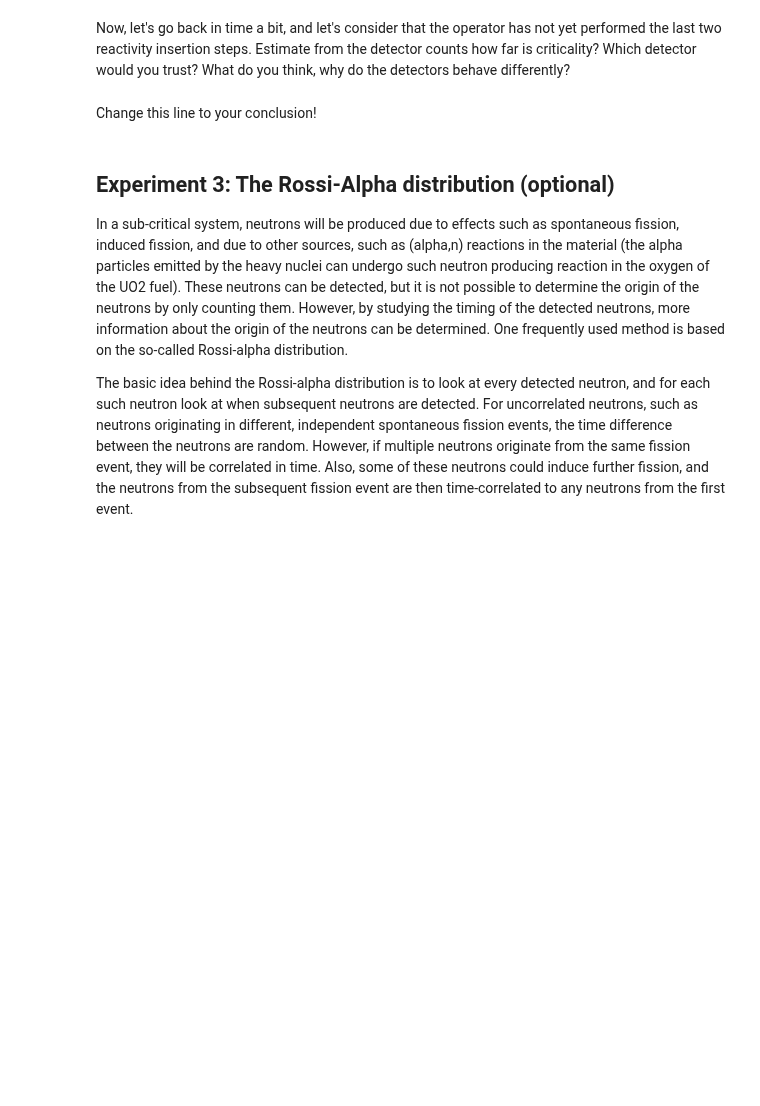
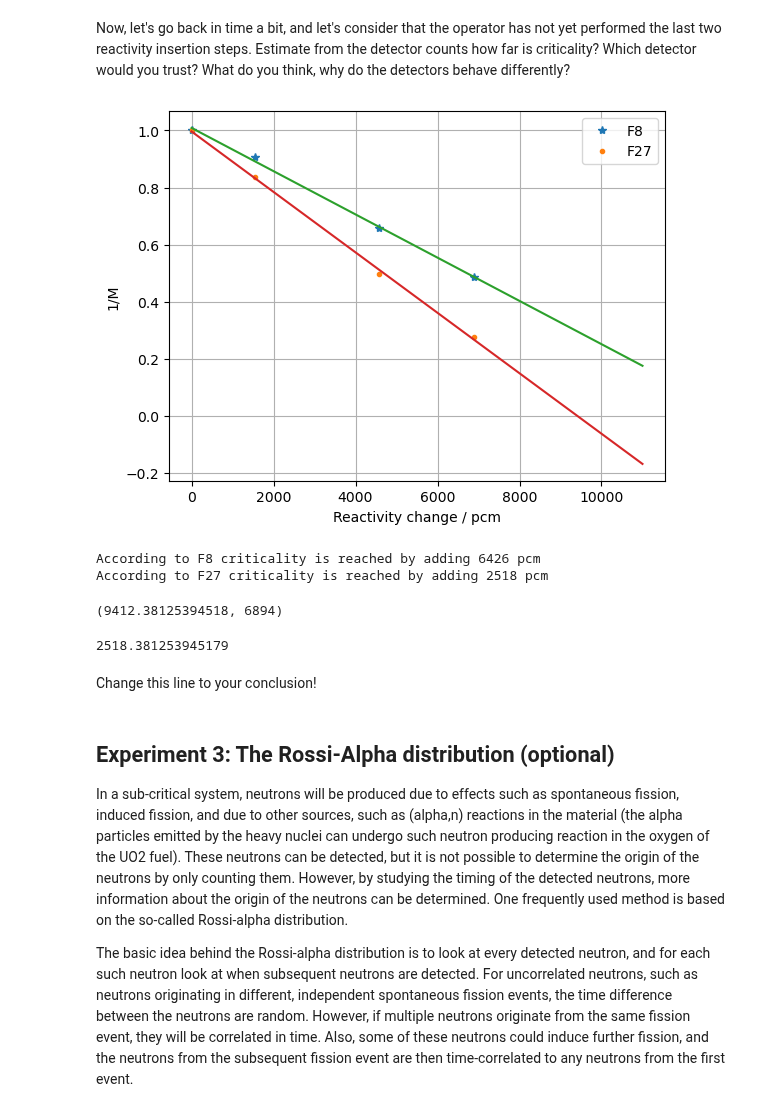
Before and after one commit to sewerininc/poetry_envs, a Jupyter notebook: reaktorfysik/RFP/Datalabs/Datalab09/9-SubcriticalSystems.ipynb, the cells around one changed output. Cells and saved outputs as stored; diff of their text form; code cells hidden in the pictures; blank space fills up the shorter version.

```diff
--- a/reaktorfysik/RFP/Datalabs/Datalab09/9-SubcriticalSystems.ipynb
+++ b/reaktorfysik/RFP/Datalabs/Datalab09/9-SubcriticalSystems.ipynb
@@ -206,3 +241,46 @@ F27 = np.array([1.79,2.14,3.61,6.45])
+# %%
+Delta_rho = np.array([0,1539,3024,2331])
+F8 = np.array([7.93,8.75,12.06,16.27])
+F27 = np.array([1.79,2.14,3.61,6.45])
+
+rho = np.cumsum(Delta_rho)
+#use np.cumsum to get the cumulative sum of Delta_rho
+Minv8 = F8[0]/F8
+Minv27 = F27[0]/F27
+#normalize the signal detector 27
+
+p8=np.polyfit(rho,Minv8, deg=1)
+fit8=np.poly1d(p8)
+
+p27=np.polyfit(rho,Minv27, deg=1)
+#fit a 1st degree polynom for detector 27
+
+fit27=np.poly1d(p27)
+rhofit=np.linspace(0,11000,500)
+plt.plot(rho,Minv8,'*', label='F8')
+plt.plot(rho,Minv27,'.', label='F27')
+plt.plot(rhofit,fit8(rhofit),'-')
+plt.plot(rhofit,fit27(rhofit),'-')
+plt.grid()
+plt.legend()
+plt.xlabel('Reactivity change / pcm')
+plt.ylabel('1/M')
+plt.show()
+
+print('According to F8 criticality is reached by adding',round(-p8[1]/p8[0]-rho[-1]),'pcm')
+print('According to F27 criticality is reached by adding',round(-p27[1]/p27[0]-rho[-1]),'pcm')
+# %% [output]
+[figure, added]
+According to F8 criticality is reached by adding 6426 pcm
+According to F27 criticality is reached by adding 2518 pcm
+# %%
+-p27[1]/p27[0], rho[-1]
+# %% [output]
+(9412.38125394518, 6894)
+# %%
+-p27[1]/p27[0]-rho[-1]
+# %% [output]
+2518.381253945179
 # %% [markdown]
 Change this line to your conclusion!
 # %% [markdown]
```
Also changed, not shown: parts of 11 cells of this notebook, 1 other file.
